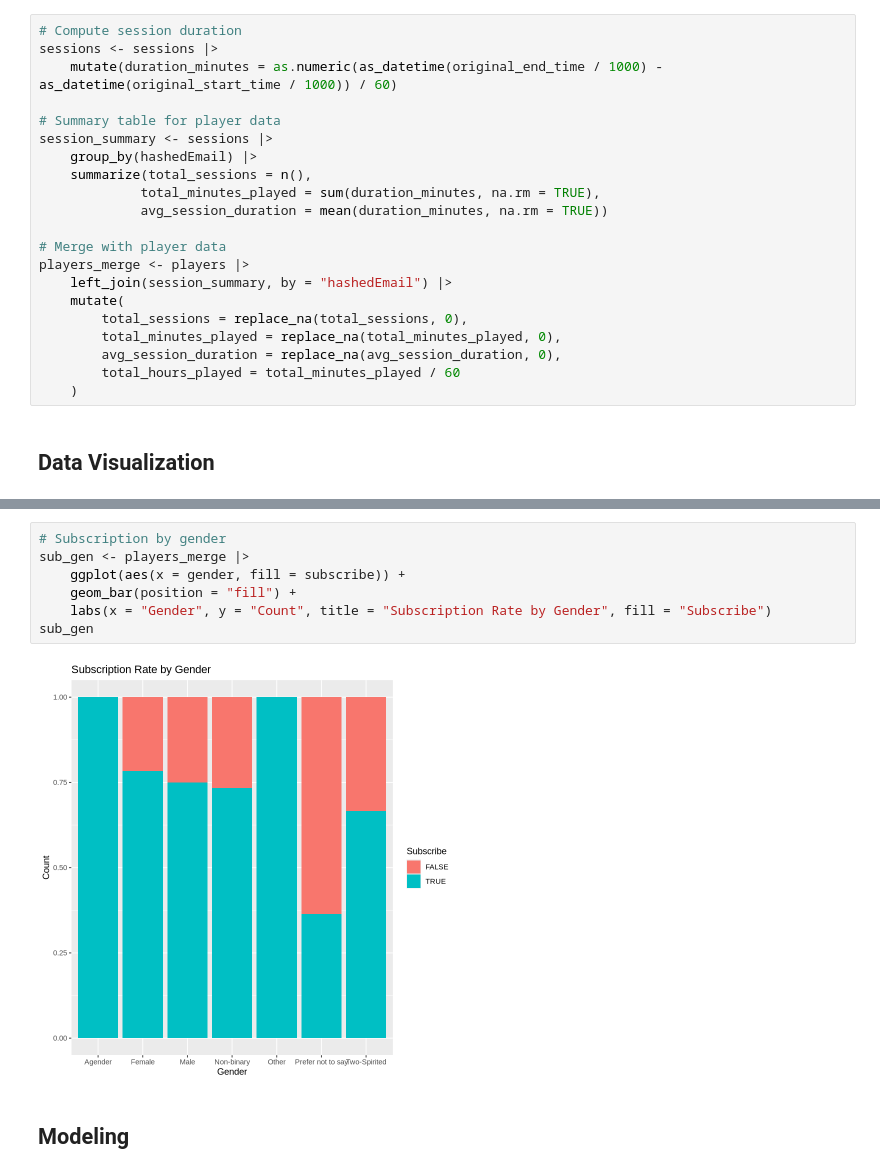
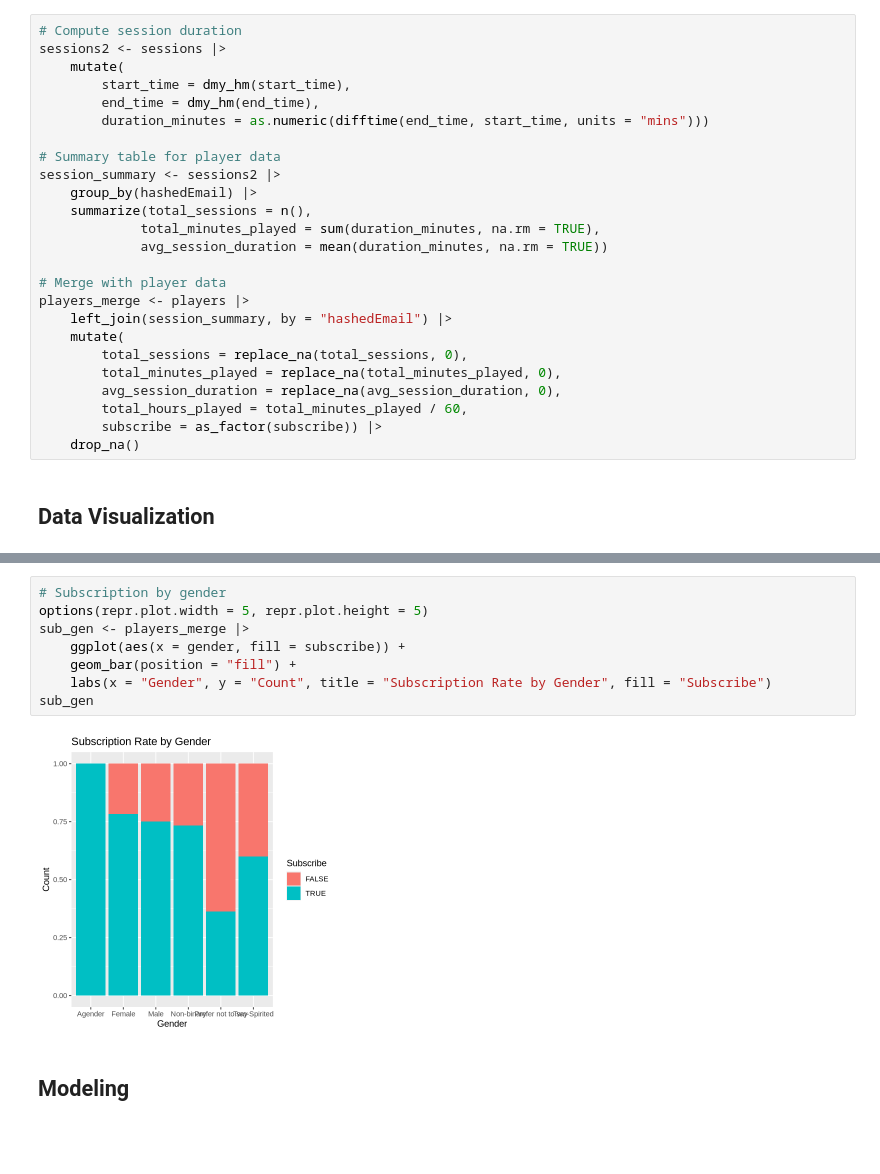
Before and after one commit to yoshiolives/dsci100-minecraft-project, a Jupyter notebook: project.ipynb, the cells around one changed output, grey strips where cells are left out. Drawn from its saved outputs; the diff is of its cells as text; blank space fills up the shorter version.

```diff
--- a/project.ipynb
+++ b/project.ipynb
@@ -54,11 +38,14 @@ dbl (2): original_start_time, original_end_time
 ## Data Wrangling
 # %%
 # Compute session duration
-sessions <- sessions |>
-    mutate(duration_minutes = as.numeric(as_datetime(original_end_time / 1000) - as_datetime(original_start_time / 1000)) / 60)
+sessions2 <- sessions |>
+    mutate(
+        start_time = dmy_hm(start_time),
+        end_time = dmy_hm(end_time),
+        duration_minutes = as.numeric(difftime(end_time, start_time, units = "mins")))
 
 # Summary table for player data
-session_summary <- sessions |>
+session_summary <- sessions2 |>
     group_by(hashedEmail) |>
     summarize(total_sessions = n(),
              total_minutes_played = sum(duration_minutes, na.rm = TRUE),
@@ -71,8 +58,9 @@ players_merge <- players |>
         total_sessions = replace_na(total_sessions, 0),
         total_minutes_played = replace_na(total_minutes_played, 0),
         avg_session_duration = replace_na(avg_session_duration, 0),
-        total_hours_played = total_minutes_played / 60
-    )
+        total_hours_played = total_minutes_played / 60,
+        subscribe = as_factor(subscribe)) |>
+    drop_na()
 # %% [markdown]
 ## Data Visualization
 # %%
@@ -117,12 +132,13 @@ Warning message:
 # %%
 # Subscription by gender
+options(repr.plot.width = 5, repr.plot.height = 5)
 sub_gen <- players_merge |>
     ggplot(aes(x = gender, fill = subscribe)) +
     geom_bar(position = "fill") +
     labs(x = "Gender", y = "Count", title = "Subscription Rate by Gender", fill = "Subscribe")
 sub_gen
 # %% [output]
-[figure, old version]
+[figure, new version]
 # %% [markdown]
 ## Modeling
 # %% [markdown]
```
Also changed, not shown: parts of 13 cells of this notebook.
